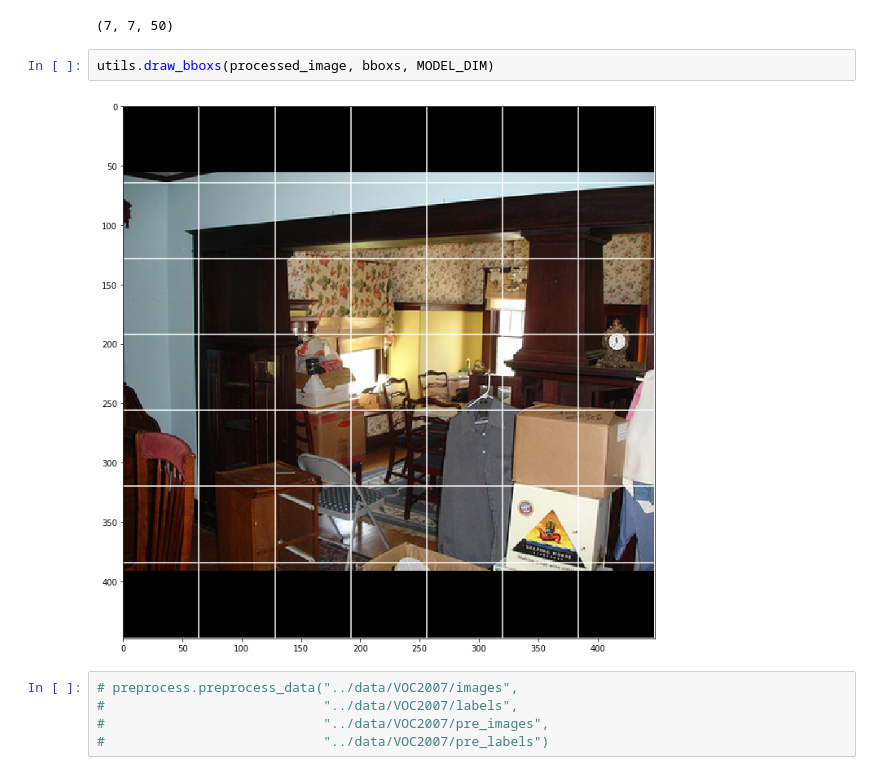
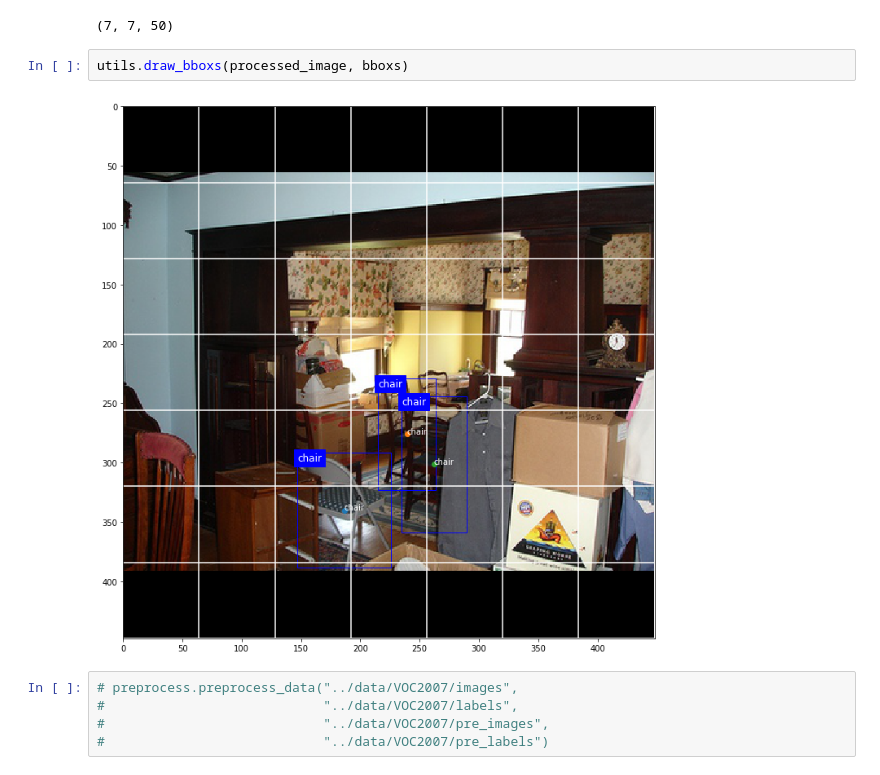
Before and after one commit to pomelyu/YOLO-from-scratch, a Jupyter notebook: notebooks/demo.ipynb, the cells around one changed output. Drawn from its saved outputs; the diff is of its cells as text.

```diff
--- a/notebooks/demo.ipynb
+++ b/notebooks/demo.ipynb
@@ -30,9 +33,9 @@ bboxs.shape
 # %% [output]
 (7, 7, 50)
 # %%
-utils.draw_bboxs(processed_image, bboxs, MODEL_DIM)
+utils.draw_bboxs(processed_image, bboxs)
 # %% [output]
-[figure, old version]
+[figure, new version]
 # %%
 # preprocess.preprocess_data("../data/VOC2007/images",
 #                            "../data/VOC2007/labels",
```
Also changed, not shown: parts of 5 cells of this notebook.
